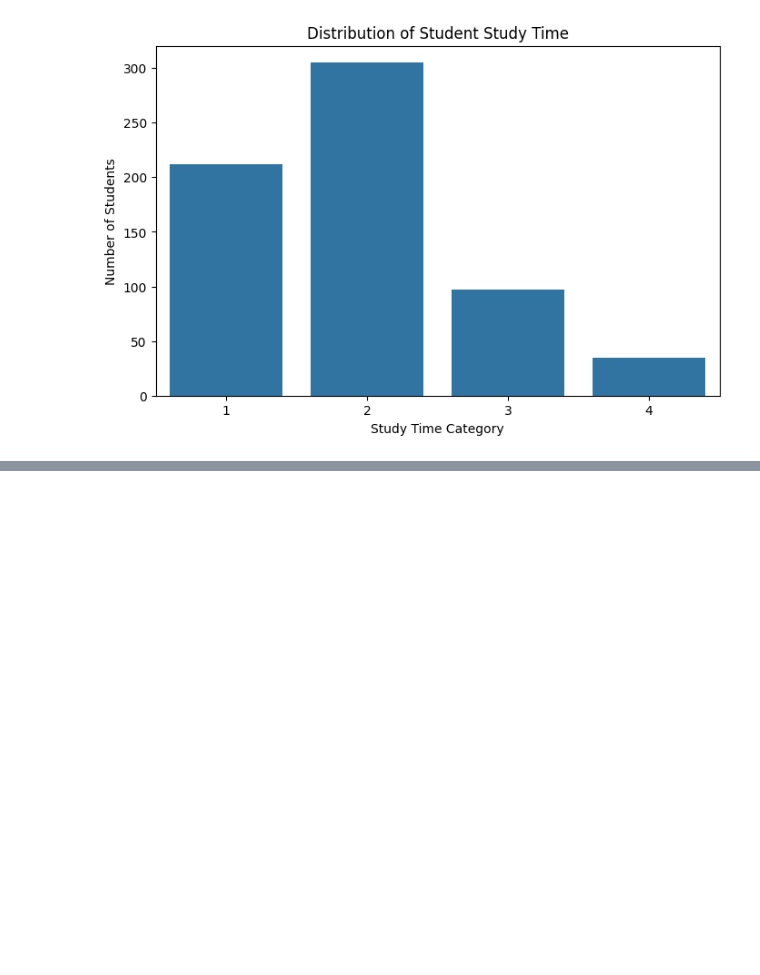
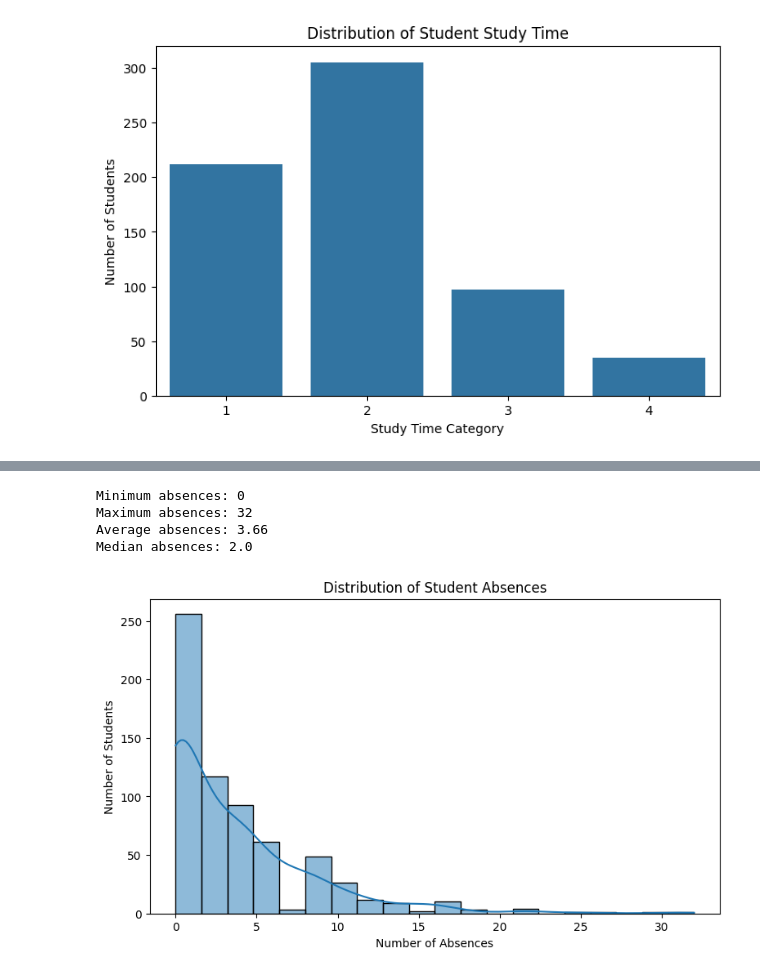
Before and after one commit to lightcode01-oss/IYB_INTERNSHIP, a Jupyter notebook: Day_03_Dataset_Understanding.ipynb, the cells around one changed output, grey strips where cells are left out. Cells and saved outputs as stored; diff of their text form; code cells hidden in the pictures; blank space fills up the shorter version.

```diff
--- a/Day_03_Dataset_Understanding.ipynb
+++ b/Day_03_Dataset_Understanding.ipynb
@@ -394,0 +421,29 @@ plt.show()
+# %%
+# Analyze student absences
+
+print("Minimum absences:", df["absences"].min())
+print("Maximum absences:", df["absences"].max())
+print("Average absences:", round(df["absences"].mean(), 2))
+print("Median absences:", df["absences"].median())
+# %% [output]
+Minimum absences: 0
+Maximum absences: 32
+Average absences: 3.66
+Median absences: 2.0
+# %%
+plt.figure(figsize=(9, 5))
+
+sns.histplot(
+    data=df,
+    x="absences",
+    bins=20,
+    kde=True
+)
+
+plt.title("Distribution of Student Absences")
+plt.xlabel("Number of Absences")
+plt.ylabel("Number of Students")
+
+plt.show()
+# %% [output]
+[figure, added]
```
Also changed, not shown: parts of 2 cells of this notebook.
